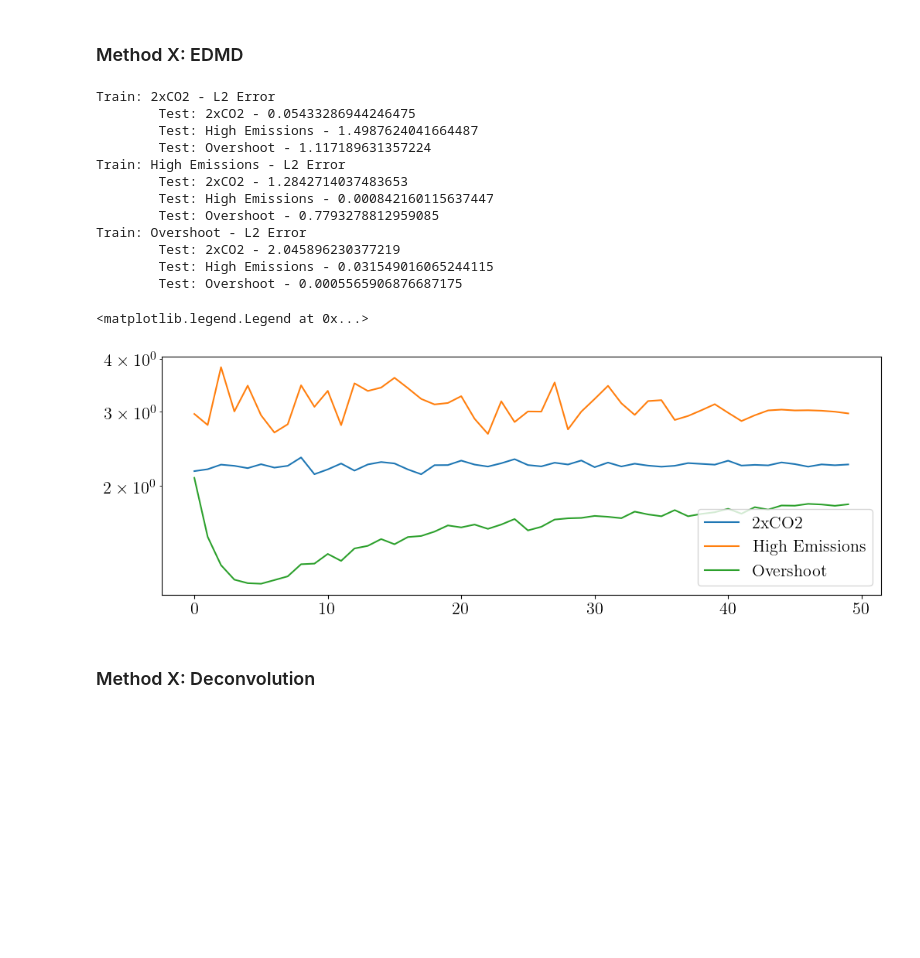
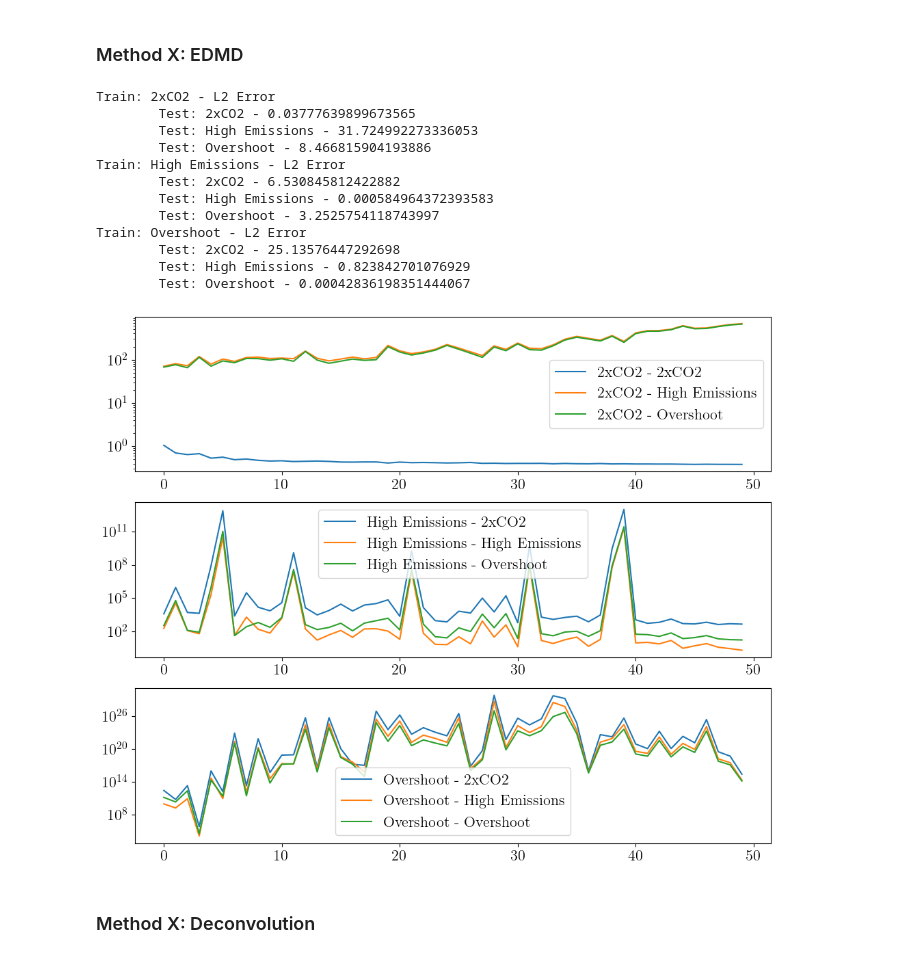
Before and after one commit to cbwomack/SCM_Emulators, a Jupyter notebook: exp1b_uncoup.ipynb, the cells around one changed output. Saved outputs shown, nothing was run; the diff lists cells and outputs as text; code cells hidden in the pictures; blank space fills up the shorter version.

```diff
--- a/exp1b_uncoup.ipynb
+++ b/exp1b_uncoup.ipynb
@@ -90,31 +91,32 @@ plt.legend()
 n_steps = len(t)
 w0 = np.zeros(n_boxes)
 dt = 1
-w_dict = emulator_utils.Vector_Dict(method='polynomial', degree=1)
-F_dict = emulator_utils.Vector_Dict(method='polynomial', degree=1)
+w_dict = emulator_utils.Vector_Dict(method='polynomial', degree=2)
+F_dict = emulator_utils.Vector_Dict(method='polynomial', degree=2)
 operator_EDMD, T_pred_EDMD, L2_EDMD = emulator_utils.emulate_experiments('EDMD', experiments=experiments, outputs=T_out_single, forcings=forcings_single, w0=w0, t=t, dt=dt,
                                                                 n_steps=n_steps, n_boxes=n_boxes, w_dict=w_dict, F_dict=F_dict)
 #emulator_utils.plot_true_pred(T_out_single, T_pred_EDMD, experiments)
-operator_ensemble_EDMD, operator_L2_avg_EDMD = emulator_utils.evaluate_ensemble(experiments, n_ensemble, n_choices, forcings_ensemble, T_out_ensemble, 'EDMD', operator_EDMD, w_dict=w_dict, F_dict=F_dict)
+operator_ensemble_EDMD, operator_L2_avg_EDMD, w_pred_L2_EDMD = emulator_utils.evaluate_ensemble(experiments, n_ensemble, n_choices, forcings_ensemble, T_out_ensemble, 'EDMD', operator_EDMD, w_dict=w_dict, F_dict=F_dict, w0=w0, t=t, dt=dt, n_steps=n_steps, n_boxes=n_boxes)
 # %% [output]
 Train: 2xCO2 - L2 Error
-        Test: 2xCO2 - 0.05433286944246475
-        Test: High Emissions - 1.4987624041664487
-        Test: Overshoot - 1.117189631357224
+        Test: 2xCO2 - 0.03777639899673565
+        Test: High Emissions - 31.724992273336053
+        Test: Overshoot - 8.466815904193886
 Train: High Emissions - L2 Error
-        Test: 2xCO2 - 1.2842714037483653
-        Test: High Emissions - 0.000842160115637447
-        Test: Overshoot - 0.7793278812959085
+        Test: 2xCO2 - 6.530845812422882
+        Test: High Emissions - 0.000584964372393583
+        Test: Overshoot - 3.2525754118743997
 Train: Overshoot - L2 Error
-        Test: 2xCO2 - 2.045896230377219
-        Test: High Emissions - 0.031549016065244115
-        Test: Overshoot - 0.0005565906876687175
+        Test: 2xCO2 - 25.13576447292698
+        Test: High Emissions - 0.823842701076929
+        Test: Overshoot - 0.00042836198351444067
-# %%
-for exp in experiments:
-  plt.semilogy(operator_L2_avg_EDMD[exp], label=exp)
-plt.legend()
-# %% [output]
-<matplotlib.legend.Legend at 0x...>
-[figure, removed]
+# %%
+fig, ax = plt.subplots(3,1,figsize=(12,10))
+for i, exp1 in enumerate(experiments):
+  for exp2 in experiments:
+    ax[i].semilogy(w_pred_L2_EDMD[exp1][exp2], label=f'{exp1} - {exp2}')
+  ax[i].legend()
+# %% [output]
+[figure, added]
 # %% [markdown]
 ### Method X: Deconvolution
```
Also changed, not shown: parts of 14 cells of this notebook, 11 other files.
